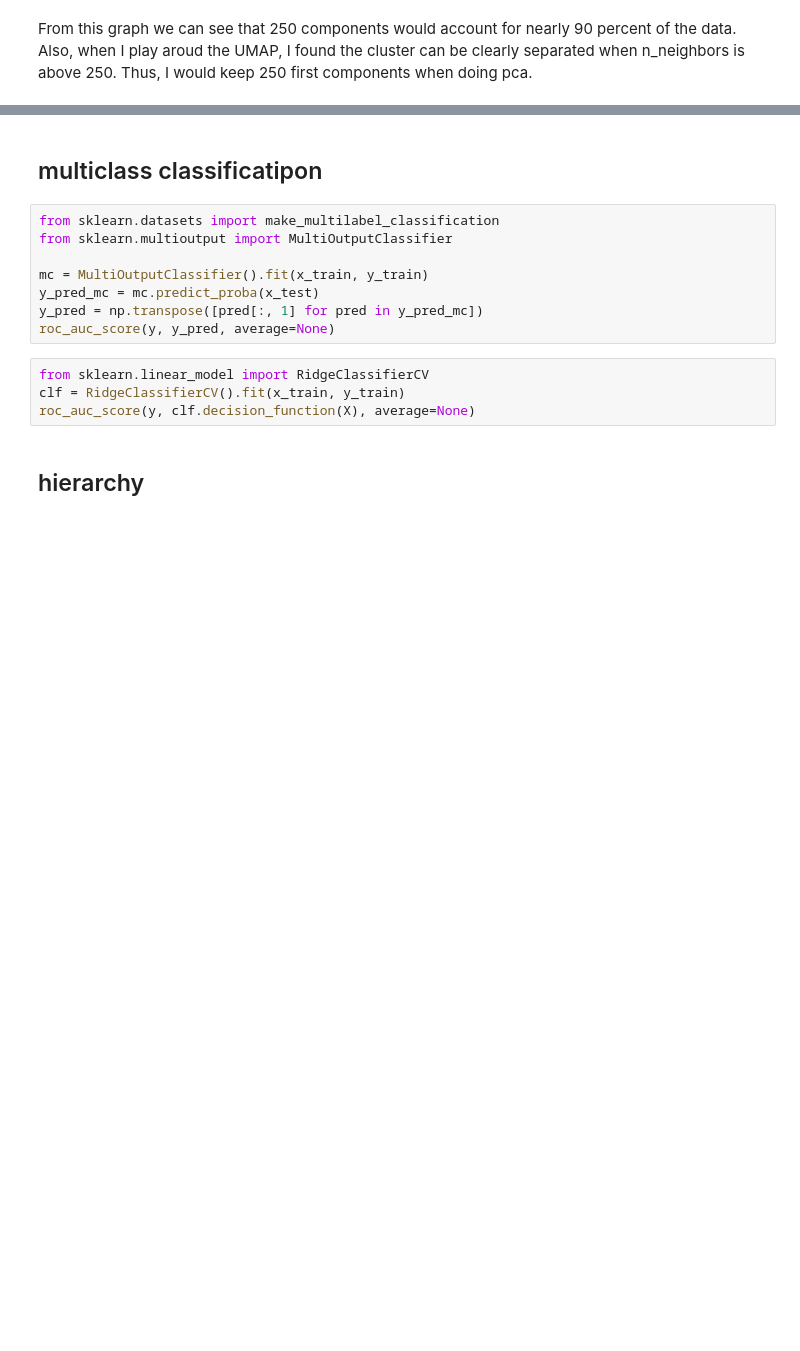
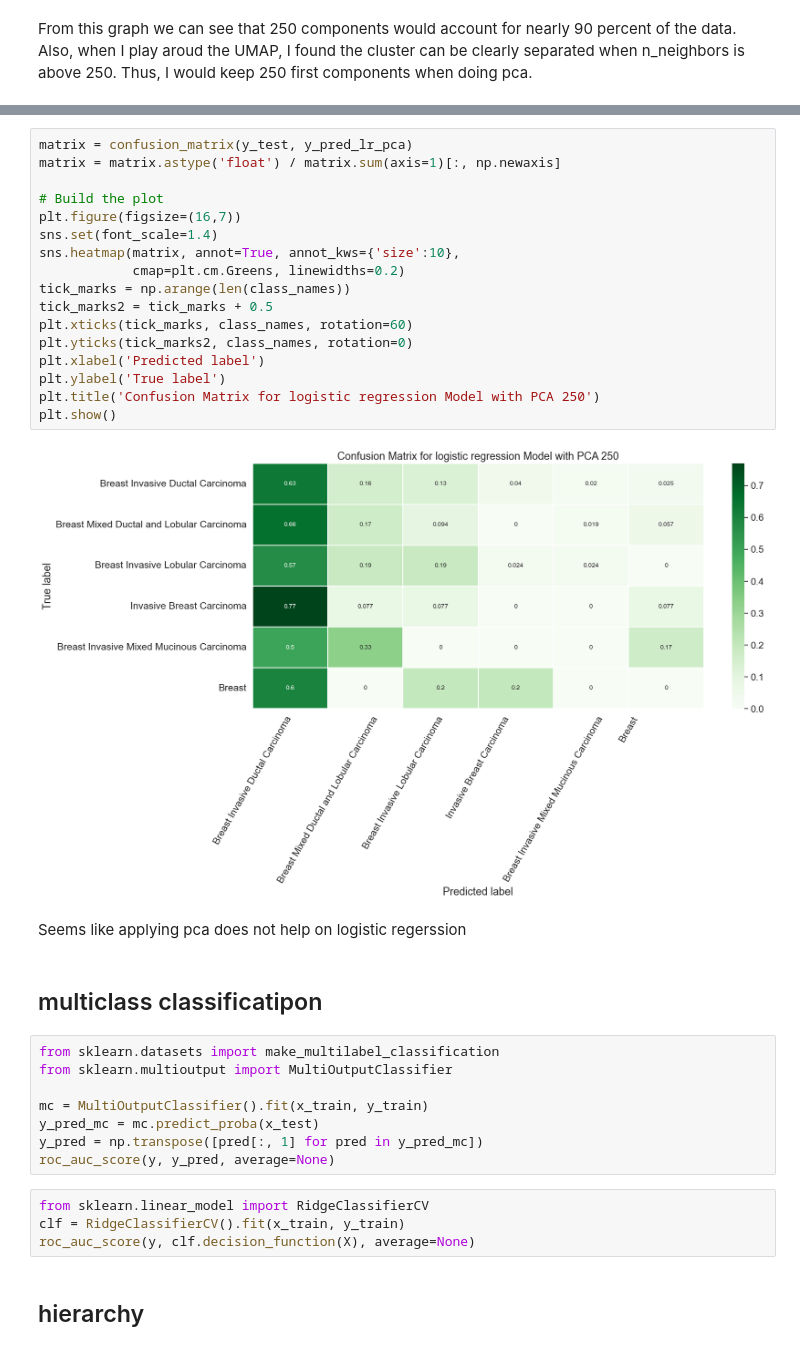
Before and after one commit to Charlwang922/Breast-Cancer-Clinical-and-Genomics, a Jupyter notebook: cna_gene_ml.ipynb, the cells around one changed output, grey strips where cells are left out. Cells and saved outputs as stored; diff of their text form; blank space fills up the shorter version.

```diff
--- a/cna_gene_ml.ipynb
+++ b/cna_gene_ml.ipynb
@@ -338,3 +391,24 @@ From this graph we can see that 250 components would account for nearly 90 perce
+# %%
+matrix = confusion_matrix(y_test, y_pred_lr_pca)
+matrix = matrix.astype('float') / matrix.sum(axis=1)[:, np.newaxis]
+
+# Build the plot
+plt.figure(figsize=(16,7))
+sns.set(font_scale=1.4)
+sns.heatmap(matrix, annot=True, annot_kws={'size':10},
+            cmap=plt.cm.Greens, linewidths=0.2)
+tick_marks = np.arange(len(class_names))
+tick_marks2 = tick_marks + 0.5
+plt.xticks(tick_marks, class_names, rotation=60)
+plt.yticks(tick_marks2, class_names, rotation=0)
+plt.xlabel('Predicted label')
+plt.ylabel('True label')
+plt.title('Confusion Matrix for logistic regression Model with PCA 250')
+plt.show()
+# %% [output]
+[figure, added]
+# %% [markdown]
+Seems like applying pca does not help on logistic regerssion
 # %% [markdown]
 ## multiclass classificatipon
 # %%
```
Also changed, not shown: parts of 10 cells of this notebook.
